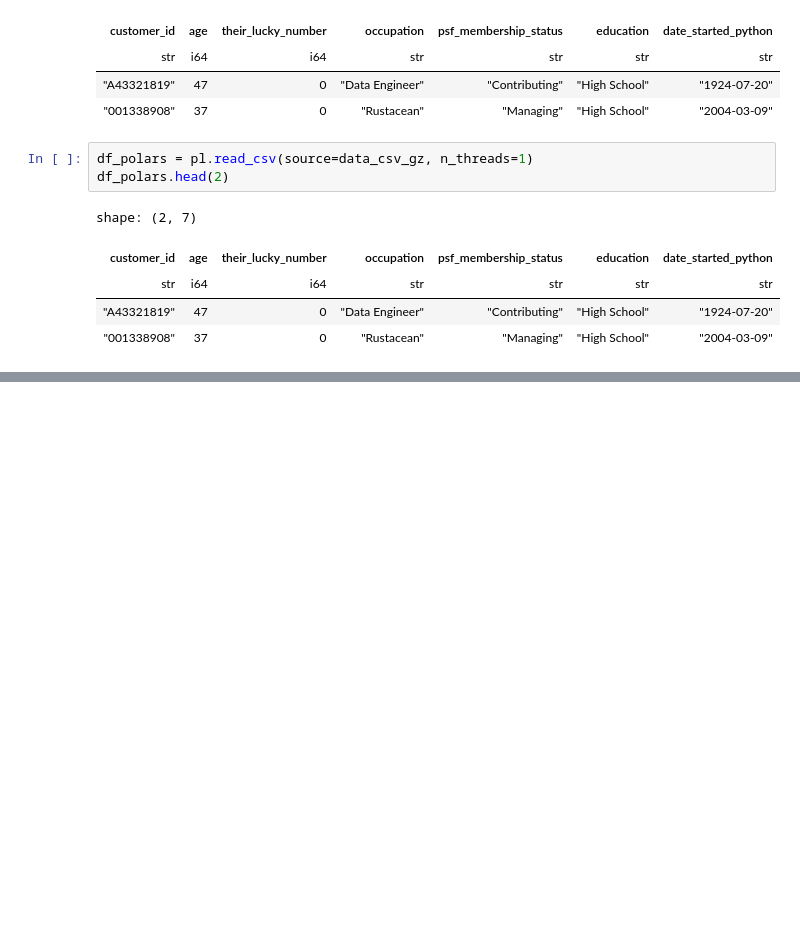
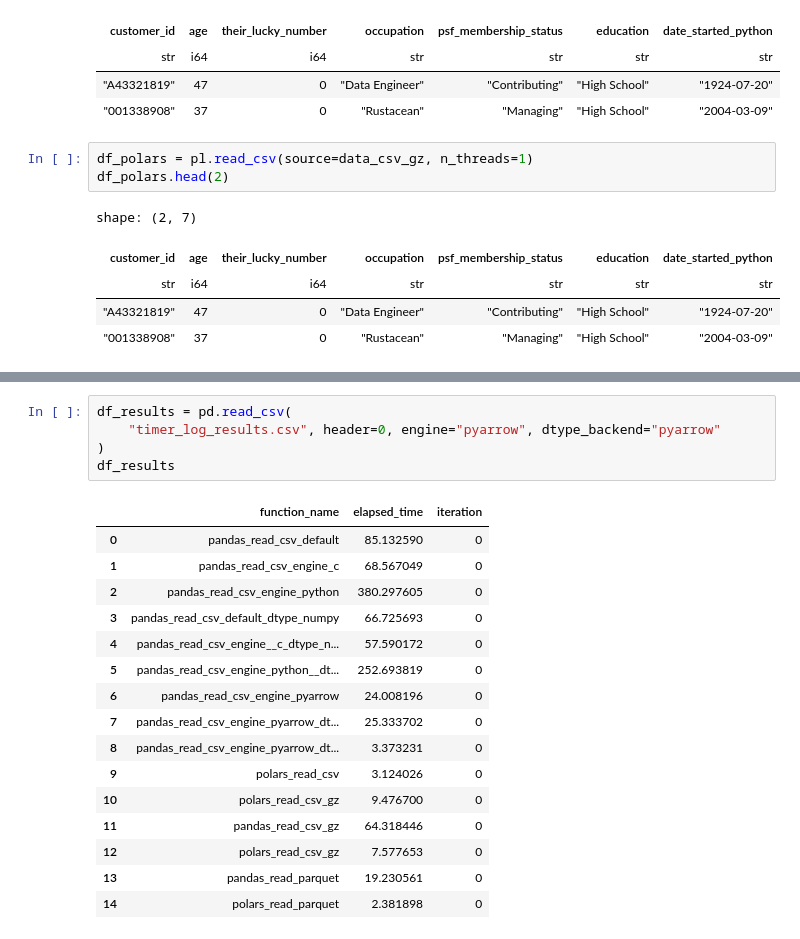
Before and after one commit to surfaceowl/talk_nov2023_pandas_polars_arrow, a Jupyter notebook: performance_comparison.ipynb, the cells around one changed output, grey strips where cells are left out. Drawn from its saved outputs; the diff is of its cells as text; blank space fills up the shorter version.

```diff
--- a/performance_comparison.ipynb
+++ b/performance_comparison.ipynb
@@ -200,0 +210,22 @@ True
+# %%
+df_results = pd.read_csv(
+    "timer_log_results.csv", header=0, engine="pyarrow", dtype_backend="pyarrow"
+)
+df_results
+# %% [output]
+|  | function_name | elapsed_time | iteration |
+| 0 | pandas_read_csv_default | 85.132590 | 0 |
+| 1 | pandas_read_csv_engine_c | 68.567049 | 0 |
+| 2 | pandas_read_csv_engine_python | 380.297605 | 0 |
+| 3 | pandas_read_csv_default_dtype_numpy | 66.725693 | 0 |
+| 4 | pandas_read_csv_engine__c_dtype_n... | 57.590172 | 0 |
+| 5 | pandas_read_csv_engine_python__dt... | 252.693819 | 0 |
+| 6 | pandas_read_csv_engine_pyarrow | 24.008196 | 0 |
+| 7 | pandas_read_csv_engine_pyarrow_dt... | 25.333702 | 0 |
+| 8 | pandas_read_csv_engine_pyarrow_dt... | 3.373231 | 0 |
+| 9 | polars_read_csv | 3.124026 | 0 |
+| 10 | polars_read_csv_gz | 9.476700 | 0 |
+| 11 | pandas_read_csv_gz | 64.318446 | 0 |
+| 12 | polars_read_csv_gz | 7.577653 | 0 |
+| 13 | pandas_read_parquet | 19.230561 | 0 |
+| 14 | polars_read_parquet | 2.381898 | 0 |
```
Also changed, not shown: parts of 21 cells of this notebook, 5 other files.
